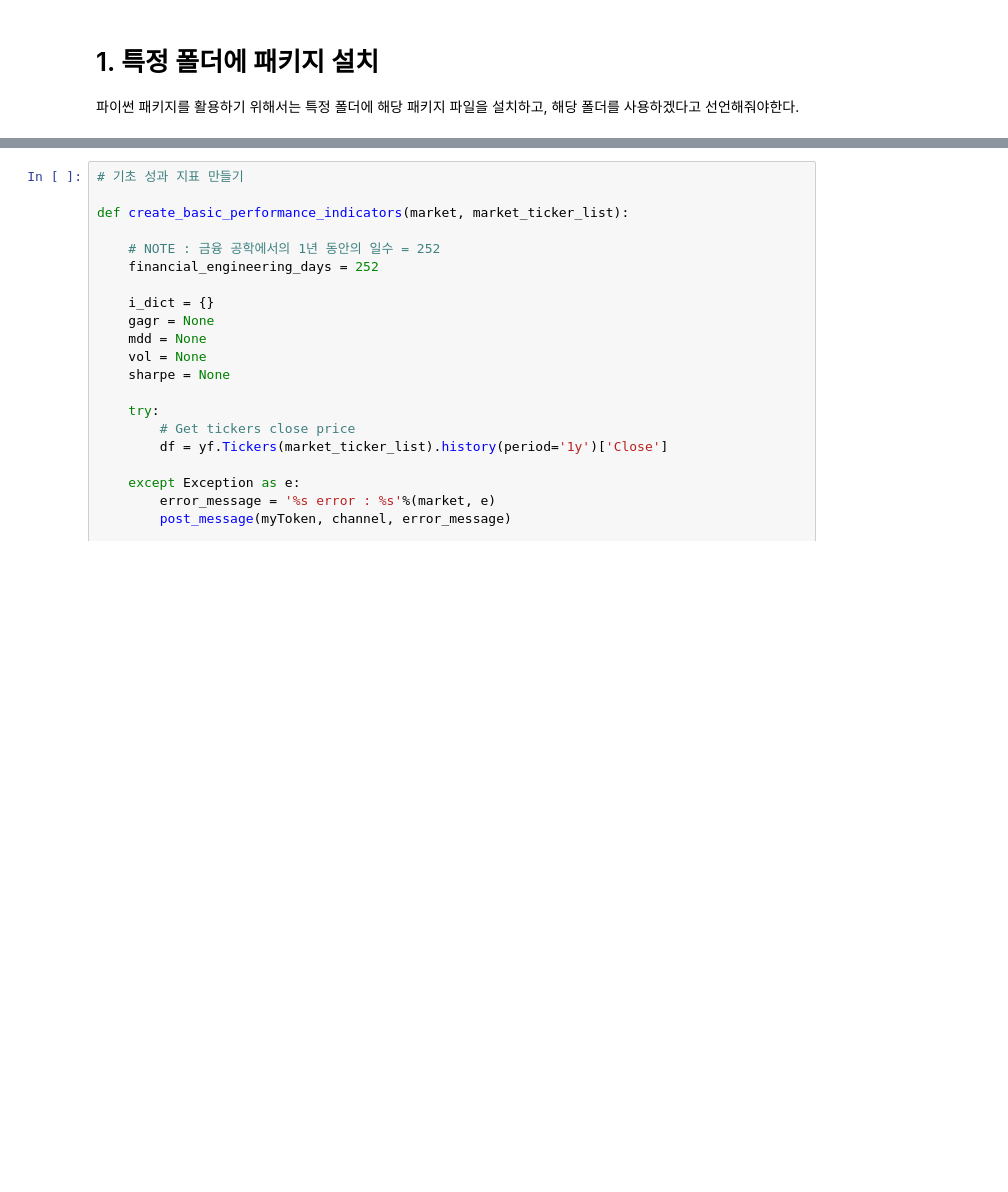
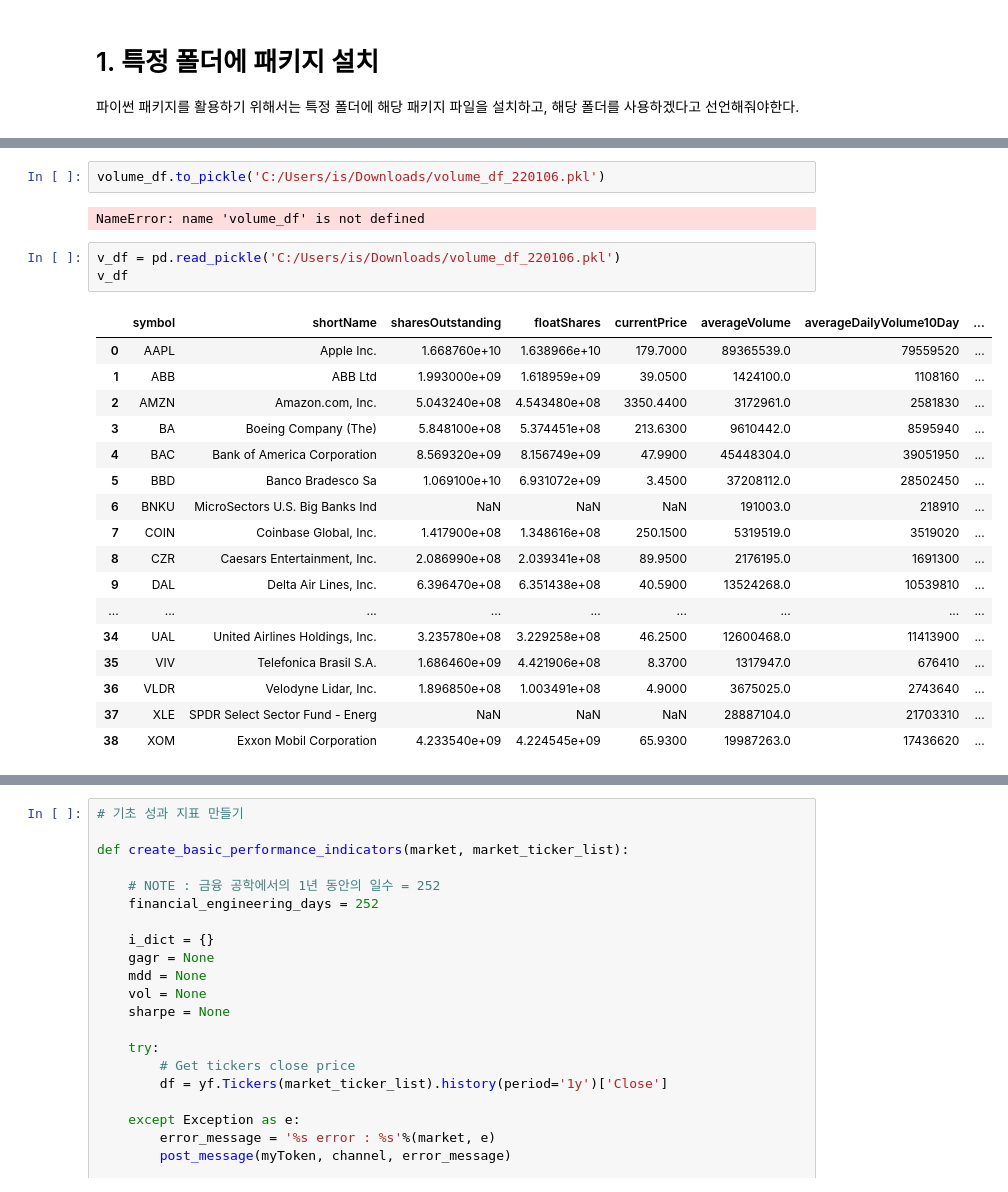
Before and after one commit to GIMINSU/DataAnalysis, a Jupyter notebook: financedatareader.ipynb, the cells around one changed output, grey strips where cells are left out. Saved outputs shown, nothing was run; the diff lists cells and outputs as text; blank space fills up the shorter version.

```diff
--- a/financedatareader.ipynb
+++ b/financedatareader.ipynb
@@ -78,0 +159,25 @@ channel = apisdata['slack']['channel']
+# %%
+volume_df.to_pickle('C:/Users/is/Downloads/volume_df_220106.pkl')
+# %% [output]
+NameError: name 'volume_df' is not defined
+# %%
+v_df = pd.read_pickle('C:/Users/is/Downloads/volume_df_220106.pkl')
+v_df
+# %% [output]
+|  | symbol | shortName | sharesOutstanding | floatShares | currentPrice | averageVolume | averageDailyVolume10Day | ... |
+| 0 | AAPL | Apple Inc. | 1.668760e+10 | 1.638966e+10 | 179.7000 | 89365539.0 | 79559520 | ... |
+| 1 | ABB | ABB Ltd | 1.993000e+09 | 1.618959e+09 | 39.0500 | 1424100.0 | 1108160 | ... |
+| 2 | AMZN | Amazon.com, Inc. | 5.043240e+08 | 4.543480e+08 | 3350.4400 | 3172961.0 | 2581830 | ... |
+| 3 | BA | Boeing Company (The) | 5.848100e+08 | 5.374451e+08 | 213.6300 | 9610442.0 | 8595940 | ... |
+| 4 | BAC | Bank of America Corporation | 8.569320e+09 | 8.156749e+09 | 47.9900 | 45448304.0 | 39051950 | ... |
+| 5 | BBD | Banco Bradesco Sa | 1.069100e+10 | 6.931072e+09 | 3.4500 | 37208112.0 | 28502450 | ... |
+| 6 | BNKU | MicroSectors U.S. Big Banks Ind | NaN | NaN | NaN | 191003.0 | 218910 | ... |
+| 7 | COIN | Coinbase Global, Inc. | 1.417900e+08 | 1.348616e+08 | 250.1500 | 5319519.0 | 3519020 | ... |
+| 8 | CZR | Caesars Entertainment, Inc. | 2.086990e+08 | 2.039341e+08 | 89.9500 | 2176195.0 | 1691300 | ... |
+| 9 | DAL | Delta Air Lines, Inc. | 6.396470e+08 | 6.351438e+08 | 40.5900 | 13524268.0 | 10539810 | ... |
+| ... | ... | ... | ... | ... | ... | ... | ... | ... |
+| 34 | UAL | United Airlines Holdings, Inc. | 3.235780e+08 | 3.229258e+08 | 46.2500 | 12600468.0 | 11413900 | ... |
+| 35 | VIV | Telefonica Brasil S.A. | 1.686460e+09 | 4.421906e+08 | 8.3700 | 1317947.0 | 676410 | ... |
+| 36 | VLDR | Velodyne Lidar, Inc. | 1.896850e+08 | 1.003491e+08 | 4.9000 | 3675025.0 | 2743640 | ... |
+| 37 | XLE | SPDR Select Sector Fund - Energ | NaN | NaN | NaN | 28887104.0 | 21703310 | ... |
+| 38 | XOM | Exxon Mobil Corporation | 4.233540e+09 | 4.224545e+09 | 65.9300 | 19987263.0 | 17436620 | ... |
```
Also changed, not shown: parts of 33 cells of this notebook, 1 other file.
